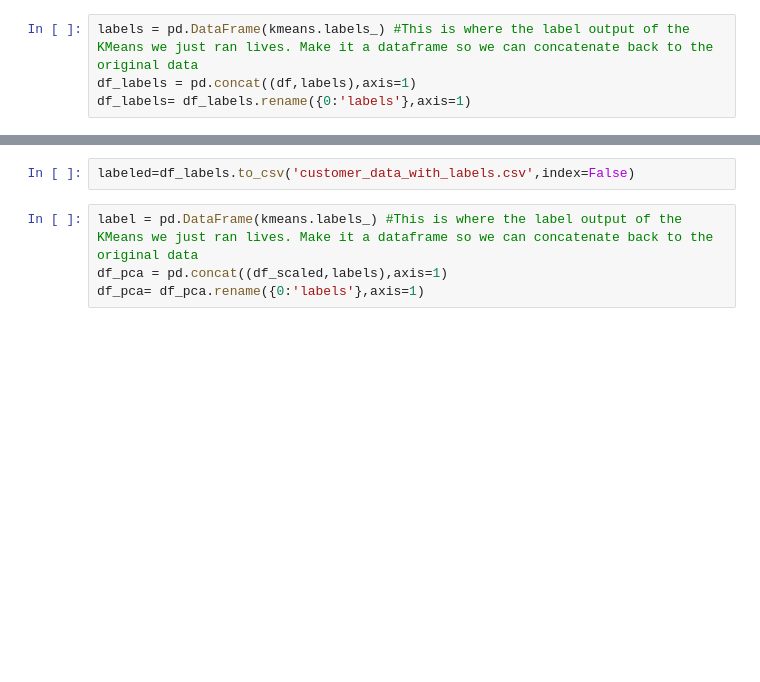
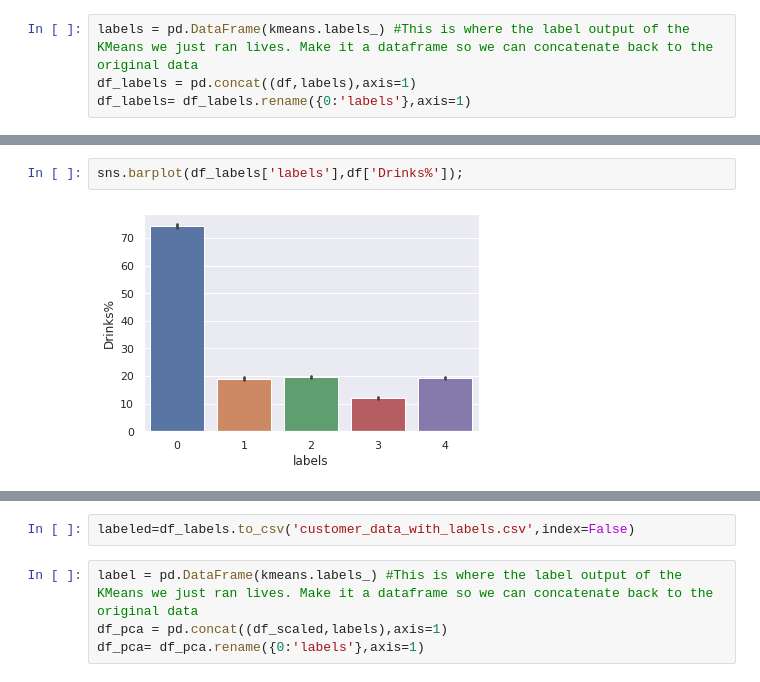
Before and after one commit to shubhamg2205/6857-proj, a Jupyter notebook: Copy_of_Copy_of_Untitled9.ipynb, the cells around one changed output, grey strips where cells are left out. Saved outputs shown, nothing was run; the diff lists cells and outputs as text; blank space fills up the shorter version.

```diff
--- a/Copy_of_Copy_of_Untitled9.ipynb
+++ b/Copy_of_Copy_of_Untitled9.ipynb
@@ -72,0 +152,4 @@ sns.barplot(df_labels['labels'],df['total_items']);
+# %%
+sns.barplot(df_labels['labels'],df['Drinks%']);
+# %% [output]
+[figure, added]
```
Also changed, not shown: parts of 27 cells of this notebook.
